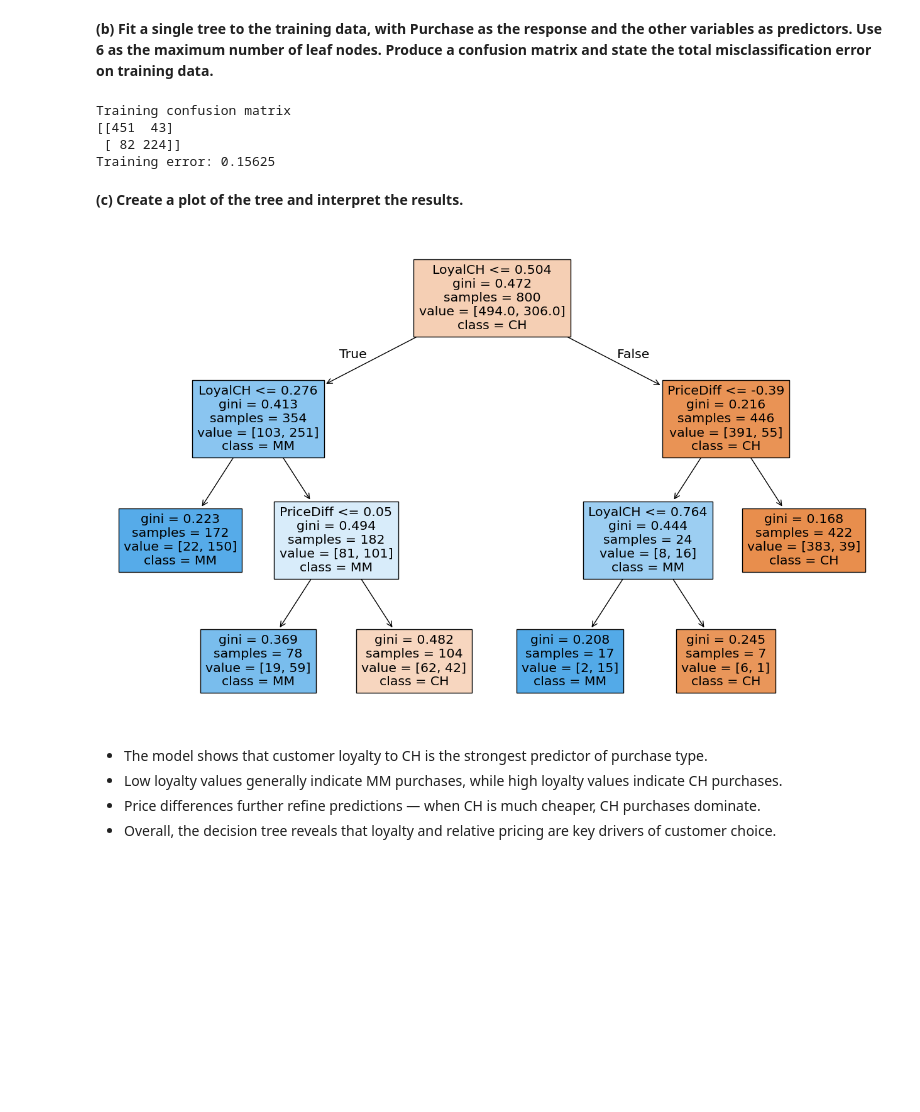
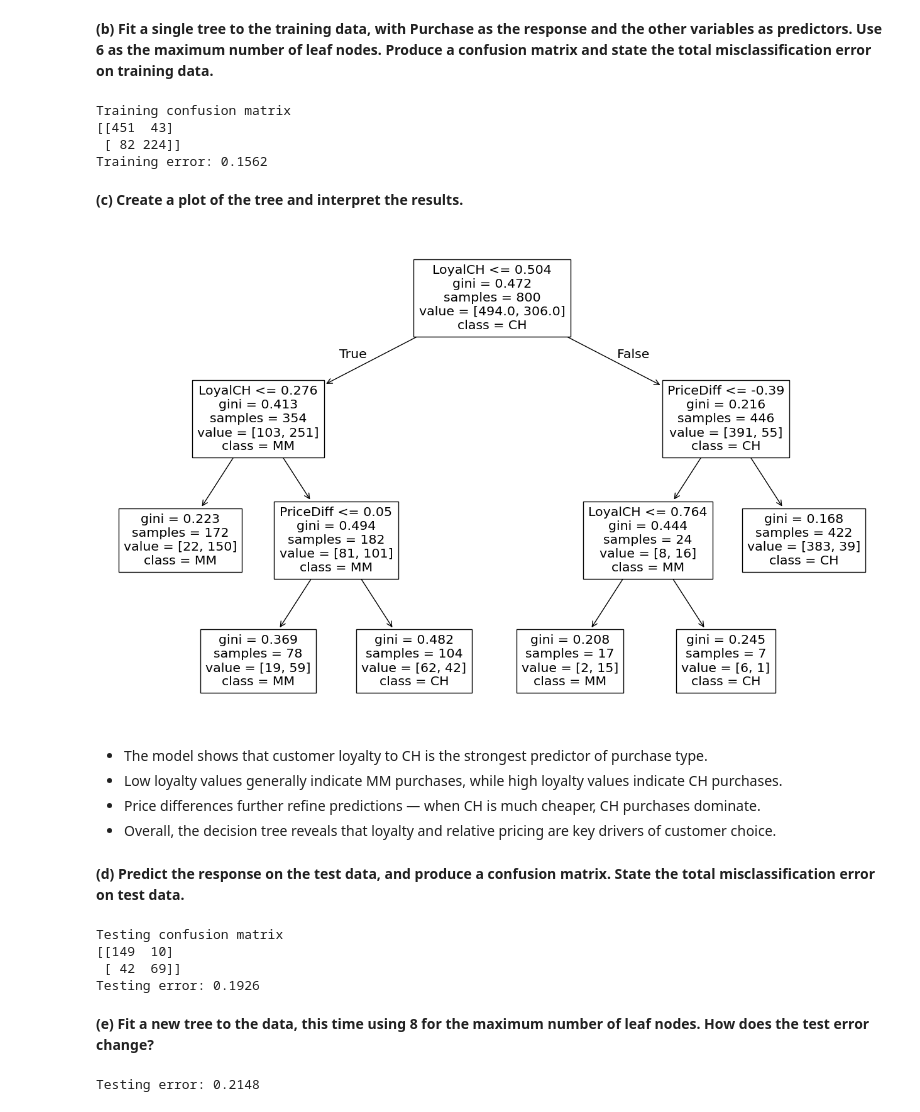
Before and after one commit to rachellecloutier/code_2600, a Jupyter notebook: homework4.ipynb, the cells around one changed output. Drawn from its saved outputs; the diff is of its cells as text; code cells hidden in the pictures; blank space fills up the shorter version.

```diff
--- a/homework4.ipynb
+++ b/homework4.ipynb
@@ -153,7 +153,7 @@ X_train = train.drop('Purchase', axis=1)
 y_test = test['Purchase']
 X_test = test.drop('Purchase', axis=1)
 
-tree1 = DTC(max_leaf_nodes=6)
+tree1 = DTC(max_leaf_nodes=6, random_state=2)
 tree1.fit(X_train, y_train)
 
 pred_train = tree1.predict(X_train)
@@ -162,22 +162,50 @@ train_error = 1 - accuracy_score(y_train, pred_train)
 
 print("Training confusion matrix")
 print(conf_train)
-print(f'Training error: {train_error}')
+print(f'Training error: {train_error:.4f}')
 # %% [output]
 Training confusion matrix
 [[451  43]
  [ 82 224]]
-Training error: 0.15625
+Training error: 0.1562
 # %% [markdown]
 **(c) Create a plot of the tree and interpret the results.**
 # %%
 plt.figure(figsize=(16,10))
-plot_tree(tree1, feature_names=X_train.columns, class_names=['CH', 'MM'], filled=True)
+plot_tree(tree1, feature_names=X_train.columns, class_names=['CH', 'MM'])
 plt.show()
 # %% [output]
-[figure, old version]
+[figure, new version]
 # %% [markdown]
 - The model shows that customer loyalty to CH is the strongest predictor of purchase type.
 - Low loyalty values generally indicate MM purchases, while high loyalty values indicate CH purchases.
 - Price differences further refine predictions — when CH is much cheaper, CH purchases dominate.
 - Overall, the decision tree reveals that loyalty and relative pricing are key drivers of customer choice.
+# %% [markdown]
+**(d) Predict the response on the test data, and produce a confusion matrix. State the total misclassification error on test data.**
+# %%
+pred_test = tree1.predict(X_test)
+conf_test = confusion_matrix(y_test, pred_test)
+test_error = 1 - accuracy_score(y_test, pred_test)
+
+print("Testing confusion matrix")
+print(conf_test)
+print(f'Testing error: {test_error:.4f}')
+# %% [output]
+Testing confusion matrix
+[[149  10]
+ [ 42  69]]
+Testing error: 0.1926
+# %% [markdown]
+**(e) Fit a new tree to the data, this time using 8 for the maximum number of leaf nodes. How does the test error change?**
+# %%
+tree2 = DTC(max_leaf_nodes=8, random_state=2)
+tree2.fit(X_train, y_train)
+
+pred_test2 = tree2.predict(X_test)
+
+test_error2 = 1 - accuracy_score(y_test, pred_test2)
+
+print(f'Testing error: {test_error2:.4f}')
+# %% [output]
+Testing error: 0.2148
```
Also changed, not shown: parts of 18 cells of this notebook.
